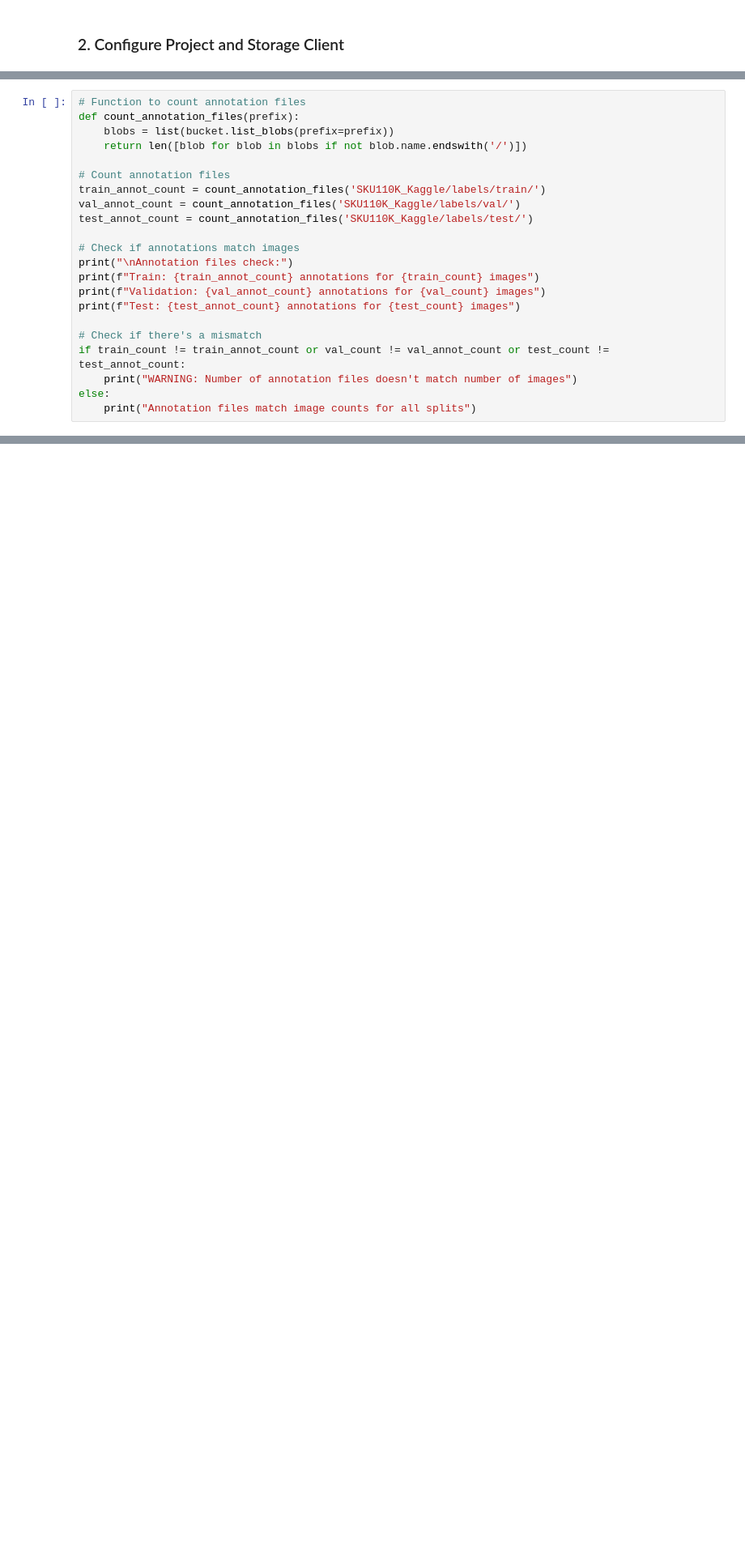
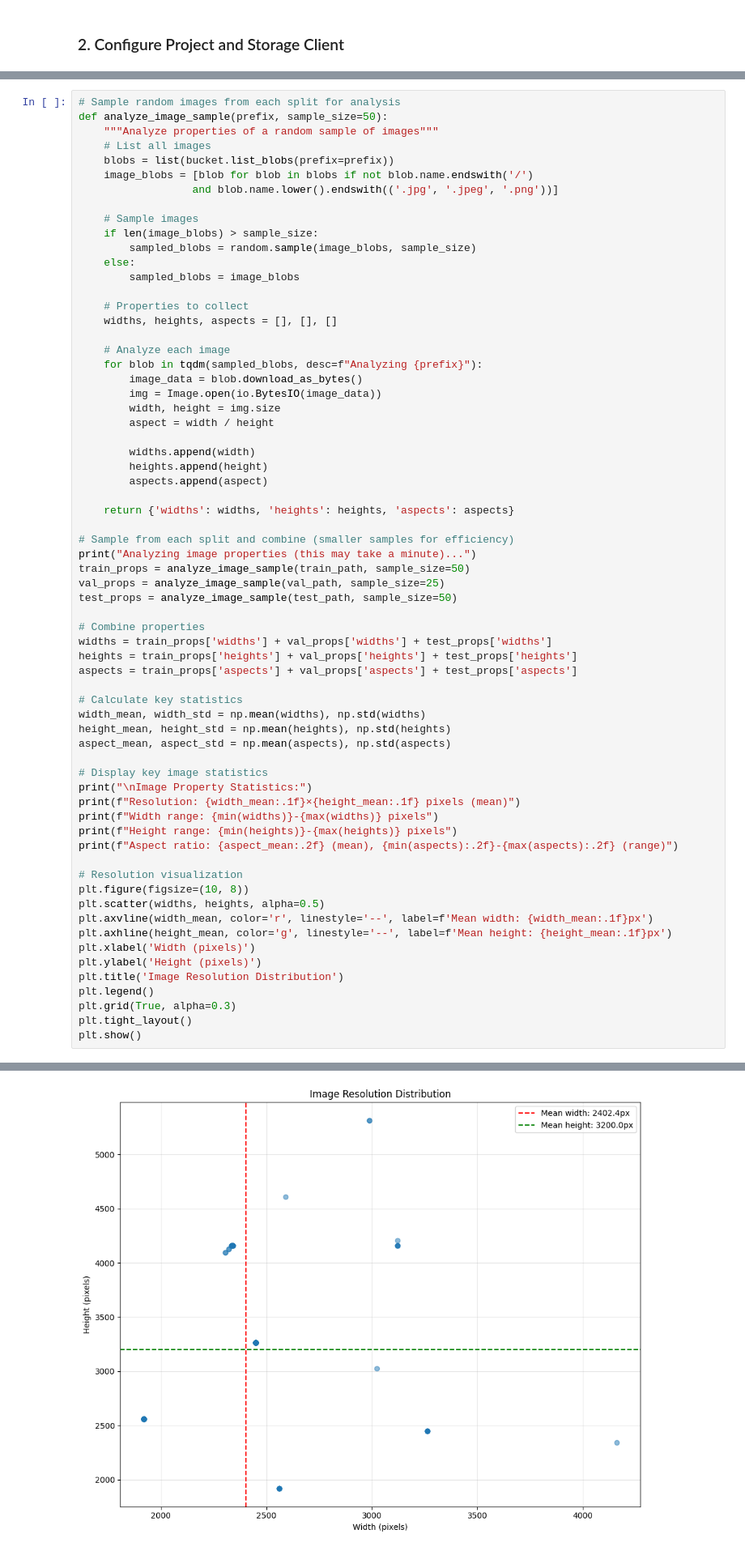
Before and after one commit to sanskarGupta551/ShelfScout, a Jupyter notebook: documentation/1_implementation/Week_1__Project_Setup_and_Data_Preparation/a_Data_Analysis.ipynb, the cells around one changed output, grey strips where cells are left out. Shown: that part at 81% size. Cells and saved outputs as stored; diff of their text form; blank space fills up the shorter version.

```diff
--- a/documentation/1_implementation/Week_1__Project_Setup_and_Data_Preparation/a_Data_Analysis.ipynb
+++ b/documentation/1_implementation/Week_1__Project_Setup_and_Data_Preparation/a_Data_Analysis.ipynb
@@ -63,23 +73,67 @@ Total images: 11689
 # %%
-# Function to count annotation files
-def count_annotation_files(prefix):
+# Sample random images from each split for analysis
+def analyze_image_sample(prefix, sample_size=50):
+    """Analyze properties of a random sample of images"""
+    # List all images
     blobs = list(bucket.list_blobs(prefix=prefix))
-    return len([blob for blob in blobs if not blob.name.endswith('/')])
+    image_blobs = [blob for blob in blobs if not blob.name.endswith('/')
+                  and blob.name.lower().endswith(('.jpg', '.jpeg', '.png'))]
 
-# Count annotation files
-train_annot_count = count_annotation_files('SKU110K_Kaggle/labels/train/')
-val_annot_count = count_annotation_files('SKU110K_Kaggle/labels/val/')
-test_annot_count = count_annotation_files('SKU110K_Kaggle/labels/test/')
+    # Sample images
+    if len(image_blobs) > sample_size:
+        sampled_blobs = random.sample(image_blobs, sample_size)
+    else:
+        sampled_blobs = image_blobs
 
-# Check if annotations match images
-print("\nAnnotation files check:")
-print(f"Train: {train_annot_count} annotations for {train_count} images")
-print(f"Validation: {val_annot_count} annotations for {val_count} images")
-print(f"Test: {test_annot_count} annotations for {test_count} images")
+    # Properties to collect
+    widths, heights, aspects = [], [], []
 
-# Check if there's a mismatch
-if train_count != train_annot_count or val_count != val_annot_count or test_count != test_annot_count:
-    print("WARNING: Number of annotation files doesn't match number of images")
-else:
-    print("Annotation files match image counts for all splits")
+    # Analyze each image
+    for blob in tqdm(sampled_blobs, desc=f"Analyzing {prefix}"):
+        image_data = blob.download_as_bytes()
+        img = Image.open(io.BytesIO(image_data))
+        width, height = img.size
+        aspect = width / height
+
+        widths.append(width)
+        heights.append(height)
+        aspects.append(aspect)
+
+    return {'widths': widths, 'heights': heights, 'aspects': aspects}
+
+# Sample from each split and combine (smaller samples for efficiency)
+print("Analyzing image properties (this may take a minute)...")
+train_props = analyze_image_sample(train_path, sample_size=50)
+val_props = analyze_image_sample(val_path, sample_size=25)
+test_props = analyze_image_sample(test_path, sample_size=50)
+
+# Combine properties
+widths = train_props['widths'] + val_props['widths'] + test_props['widths']
+heights = train_props['heights'] + val_props['heights'] + test_props['heights']
+aspects = train_props['aspects'] + val_props['aspects'] + test_props['aspects']
+
+# Calculate key statistics
+width_mean, width_std = np.mean(widths), np.std(widths)
+height_mean, height_std = np.mean(heights), np.std(heights)
+aspect_mean, aspect_std = np.mean(aspects), np.std(aspects)
+
+# Display key image statistics
+print("\nImage Property Statistics:")
+print(f"Resolution: {width_mean:.1f}×{height_mean:.1f} pixels (mean)")
+print(f"Width range: {min(widths)}-{max(widths)} pixels")
+print(f"Height range: {min(heights)}-{max(heights)} pixels")
+print(f"Aspect ratio: {aspect_mean:.2f} (mean), {min(aspects):.2f}-{max(aspects):.2f} (range)")
+
+# Resolution visualization
+plt.figure(figsize=(10, 8))
+plt.scatter(widths, heights, alpha=0.5)
+plt.axvline(width_mean, color='r', linestyle='--', label=f'Mean width: {width_mean:.1f}px')
+plt.axhline(height_mean, color='g', linestyle='--', label=f'Mean height: {height_mean:.1f}px')
+plt.xlabel('Width (pixels)')
+plt.ylabel('Height (pixels)')
+plt.title('Image Resolution Distribution')
+plt.legend()
+plt.grid(True, alpha=0.3)
+plt.tight_layout()
+plt.show()
 # %% [output]
@@ -91 +146,2 @@ Annotation files match image counts for all splits
+[figure, added]
 # %% [markdown]
```
Also changed, not shown: parts of 20 cells of this notebook, 5 other files.
